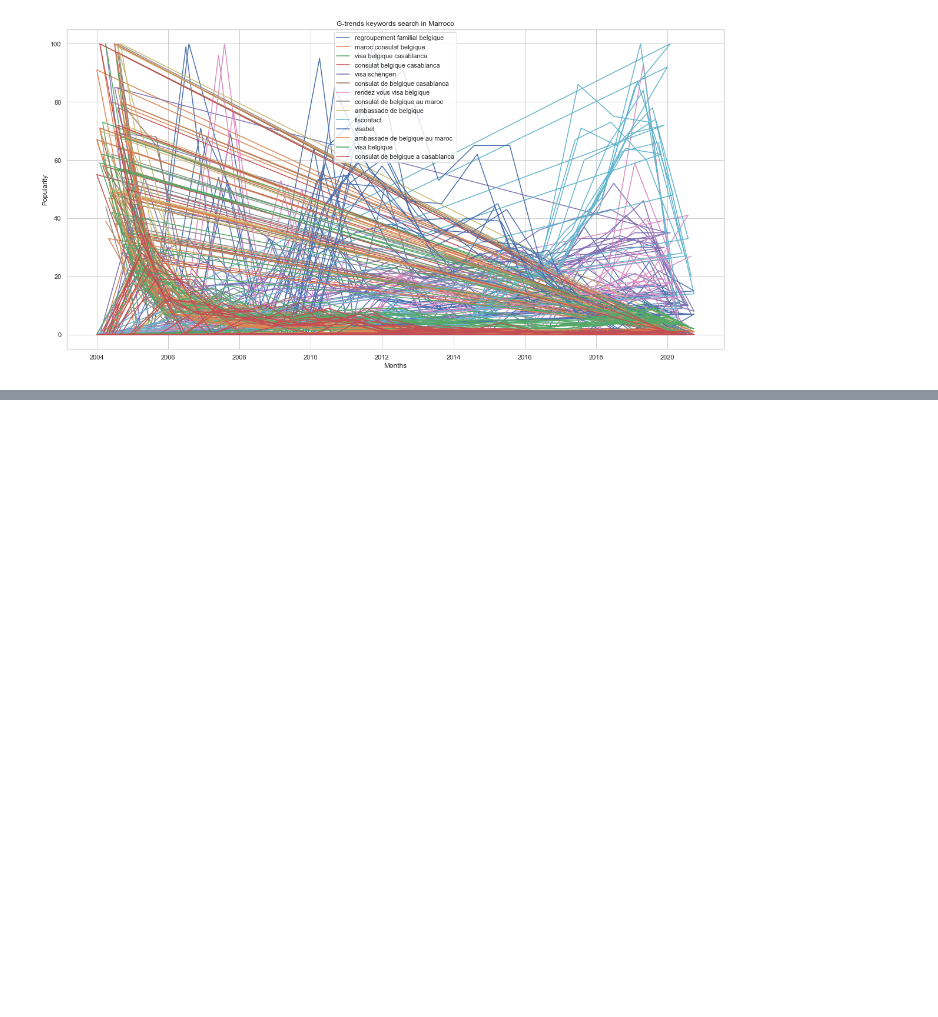
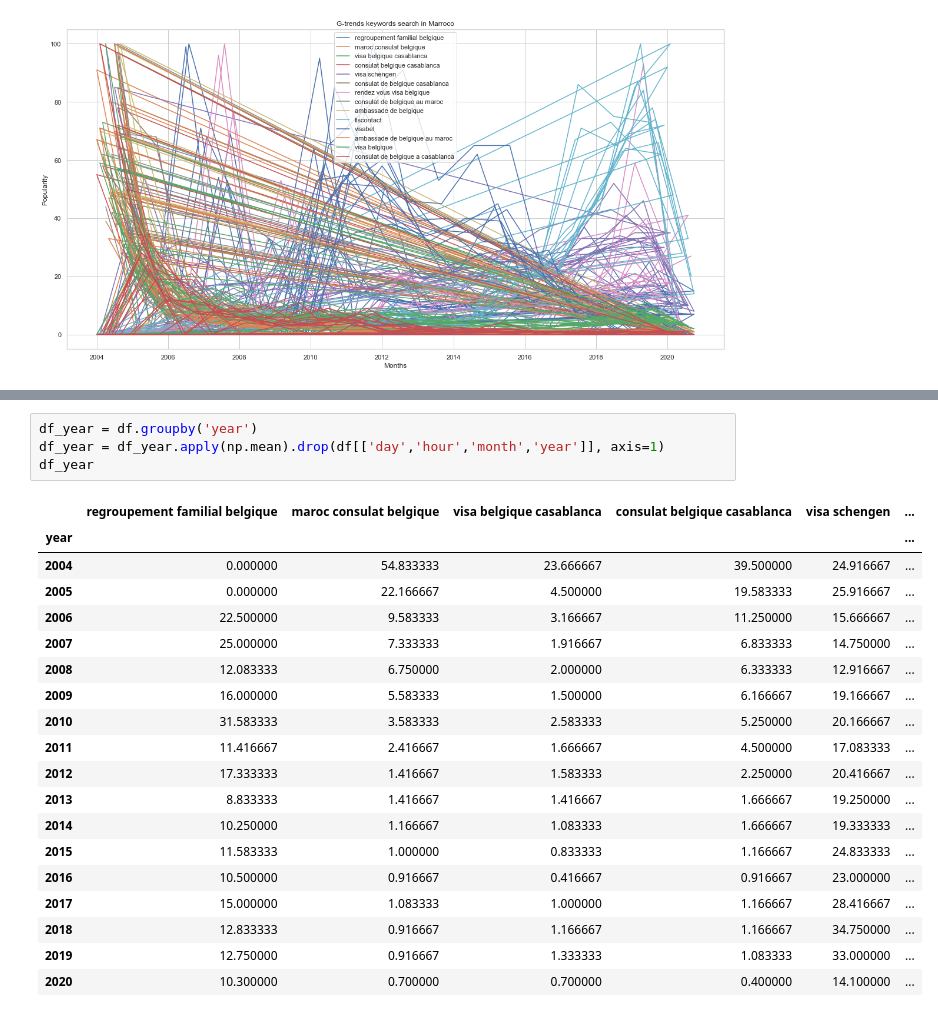
Before and after one commit to thibautdehem/whygration, a Jupyter notebook: whygration/notebooks/google_trends.ipynb, the cells around one changed output, grey strips where cells are left out. Drawn from its saved outputs; the diff is of its cells as text; blank space fills up the shorter version.

```diff
--- a/whygration/notebooks/google_trends.ipynb
+++ b/whygration/notebooks/google_trends.ipynb
@@ -62,0 +119,24 @@ DataError: No numeric types to aggregate
+# %%
+df_year = df.groupby('year')
+df_year = df_year.apply(np.mean).drop(df[['day','hour','month','year']], axis=1)
+df_year
+# %% [output]
+|  | regroupement familial belgique | maroc consulat belgique | visa belgique casablanca | consulat belgique casablanca | visa schengen | ... |
+| year |  |  |  |  |  | ... |
+| 2004 | 0.000000 | 54.833333 | 23.666667 | 39.500000 | 24.916667 | ... |
+| 2005 | 0.000000 | 22.166667 | 4.500000 | 19.583333 | 25.916667 | ... |
+| 2006 | 22.500000 | 9.583333 | 3.166667 | 11.250000 | 15.666667 | ... |
+| 2007 | 25.000000 | 7.333333 | 1.916667 | 6.833333 | 14.750000 | ... |
+| 2008 | 12.083333 | 6.750000 | 2.000000 | 6.333333 | 12.916667 | ... |
+| 2009 | 16.000000 | 5.583333 | 1.500000 | 6.166667 | 19.166667 | ... |
+| 2010 | 31.583333 | 3.583333 | 2.583333 | 5.250000 | 20.166667 | ... |
+| 2011 | 11.416667 | 2.416667 | 1.666667 | 4.500000 | 17.083333 | ... |
+| 2012 | 17.333333 | 1.416667 | 1.583333 | 2.250000 | 20.416667 | ... |
+| 2013 | 8.833333 | 1.416667 | 1.416667 | 1.666667 | 19.250000 | ... |
+| 2014 | 10.250000 | 1.166667 | 1.083333 | 1.666667 | 19.333333 | ... |
+| 2015 | 11.583333 | 1.000000 | 0.833333 | 1.166667 | 24.833333 | ... |
+| 2016 | 10.500000 | 0.916667 | 0.416667 | 0.916667 | 23.000000 | ... |
+| 2017 | 15.000000 | 1.083333 | 1.000000 | 1.166667 | 28.416667 | ... |
+| 2018 | 12.833333 | 0.916667 | 1.166667 | 1.166667 | 34.750000 | ... |
+| 2019 | 12.750000 | 0.916667 | 1.333333 | 1.083333 | 33.000000 | ... |
+| 2020 | 10.300000 | 0.700000 | 0.700000 | 0.400000 | 14.100000 | ... |
```
Also changed, not shown: parts of 7 cells of this notebook.
